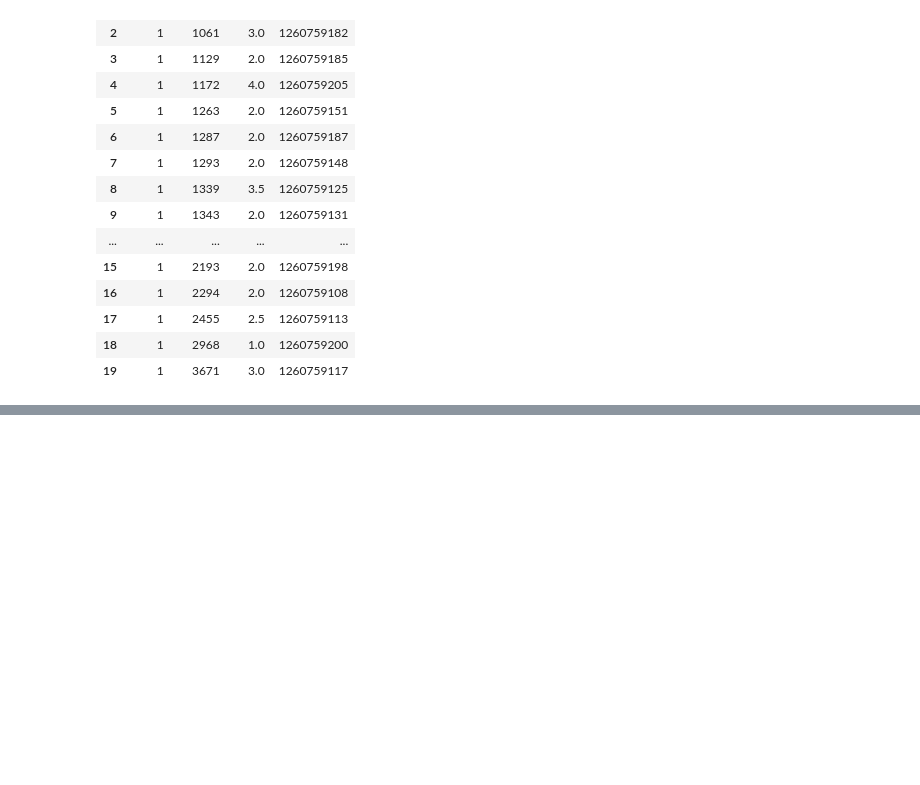
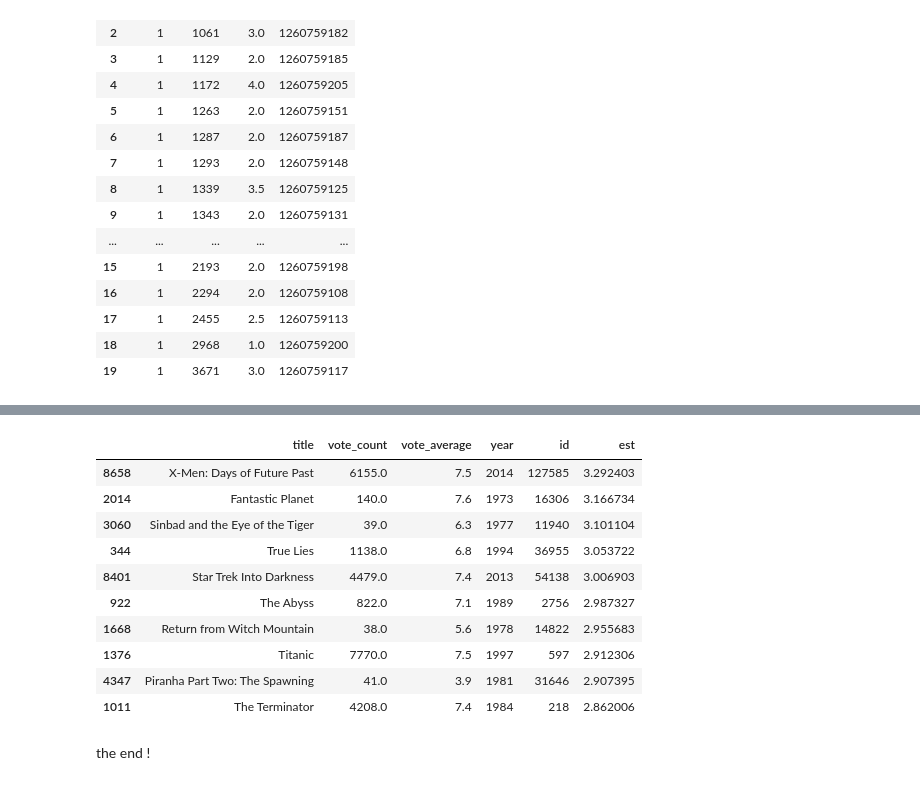
Before and after one commit to madmax1122/DMP-Movie-Recommender, a Jupyter notebook: Movie RS code.ipynb, the cells around one changed output, grey strips where cells are left out. Cells and saved outputs as stored; diff of their text form; code cells hidden in the pictures; blank space fills up the shorter version.

```diff
--- a/Movie RS code.ipynb
+++ b/Movie RS code.ipynb
@@ -272,0 +462,16 @@ Prediction(uid=1, iid=302, r_ui=3, est=2.6950930366096313, details={'was_impossi
+# %%
+hybrid(500, 'Avatar')
+# %% [output]
+|  | title | vote_count | vote_average | year | id | est |
+| 8658 | X-Men: Days of Future Past | 6155.0 | 7.5 | 2014 | 127585 | 3.292403 |
+| 2014 | Fantastic Planet | 140.0 | 7.6 | 1973 | 16306 | 3.166734 |
+| 3060 | Sinbad and the Eye of the Tiger | 39.0 | 6.3 | 1977 | 11940 | 3.101104 |
+| 344 | True Lies | 1138.0 | 6.8 | 1994 | 36955 | 3.053722 |
+| 8401 | Star Trek Into Darkness | 4479.0 | 7.4 | 2013 | 54138 | 3.006903 |
+| 922 | The Abyss | 822.0 | 7.1 | 1989 | 2756 | 2.987327 |
+| 1668 | Return from Witch Mountain | 38.0 | 5.6 | 1978 | 14822 | 2.955683 |
+| 1376 | Titanic | 7770.0 | 7.5 | 1997 | 597 | 2.912306 |
+| 4347 | Piranha Part Two: The Spawning | 41.0 | 3.9 | 1981 | 31646 | 2.907395 |
+| 1011 | The Terminator | 4208.0 | 7.4 | 1984 | 218 | 2.862006 |
+# %% [markdown]
+the end !
```
Also changed, not shown: parts of 29 cells of this notebook.
